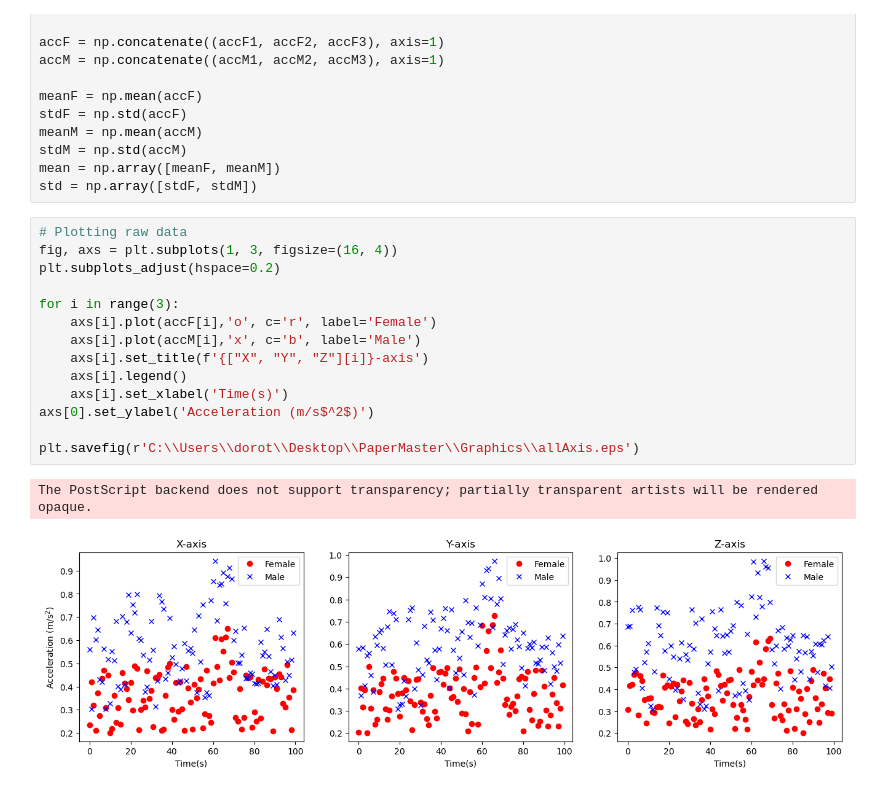
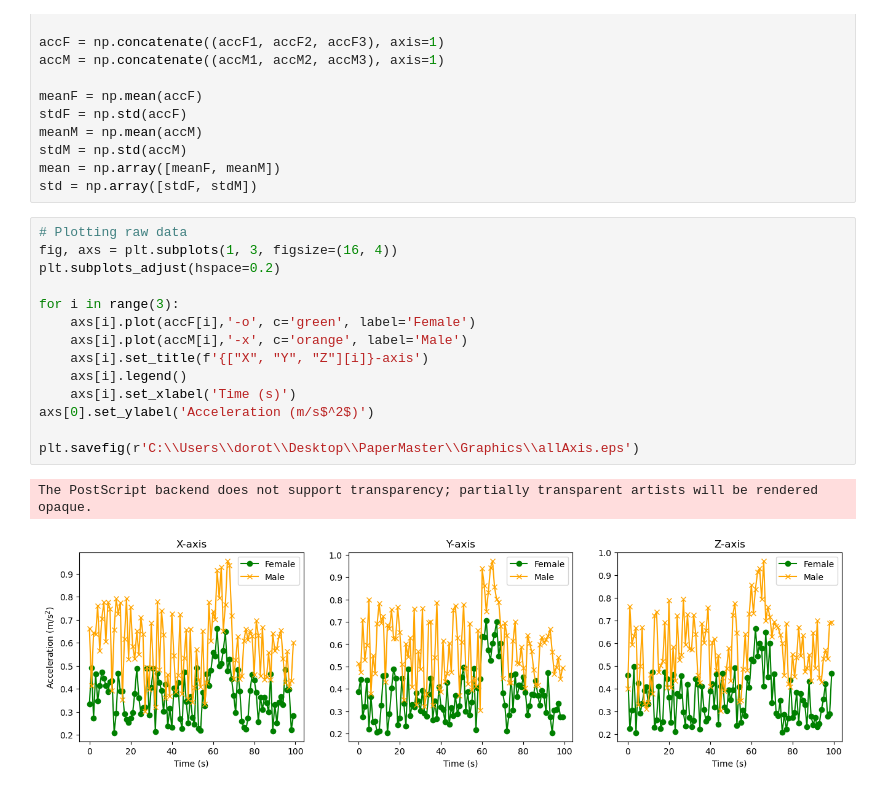
Before and after one commit to doertiboy/MasterStudy, a Jupyter notebook: Paper.ipynb, the cells around one changed output. Saved outputs shown, nothing was run; the diff lists cells and outputs as text.

```diff
--- a/Paper.ipynb
+++ b/Paper.ipynb
@@ -24,20 +25,20 @@ std = np.array([stdF, stdM])
 # %%
 # Plotting raw data
 fig, axs = plt.subplots(1, 3, figsize=(16, 4))
 plt.subplots_adjust(hspace=0.2)
 
 for i in range(3):
-    axs[i].plot(accF[i],'o', c='r', label='Female')
-    axs[i].plot(accM[i],'x', c='b', label='Male')
+    axs[i].plot(accF[i],'-o', c='green', label='Female')
+    axs[i].plot(accM[i],'-x', c='orange', label='Male')
     axs[i].set_title(f'{["X", "Y", "Z"][i]}-axis')
     axs[i].legend()
-    axs[i].set_xlabel('Time(s)')
+    axs[i].set_xlabel('Time (s)')
 axs[0].set_ylabel('Acceleration (m/s$^2$)')
 
 plt.savefig(r'C:\\Users\\dorot\\Desktop\\PaperMaster\\Graphics\\allAxis.eps')
 # %% [output]
 The PostScript backend does not support transparency; partially transparent artists will be rendered opaque.
-[figure, old version]
+[figure, new version]
 # %%
 # Plotting
 fig, axs = plt.subplots(3, 1, figsize=(12, 12))
```
Also changed, not shown: parts of 4 cells of this notebook, 22 other files.
